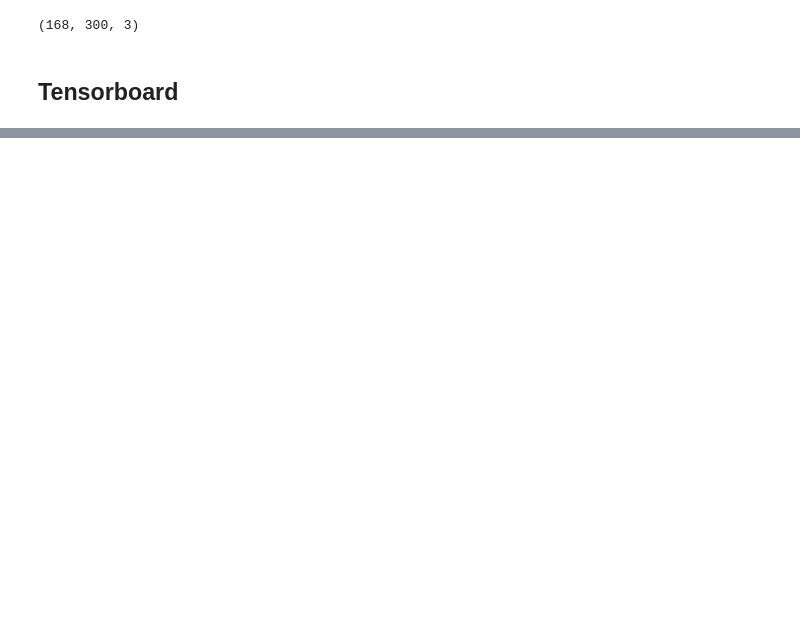
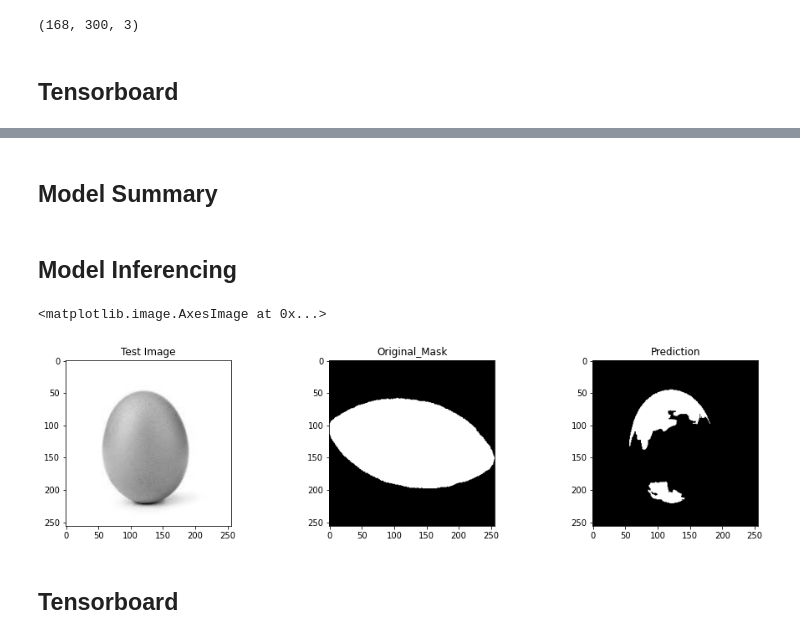
Before and after one commit to nnilayy/Ground-Zero, a Jupyter notebook: Unet.ipynb, the cells around one changed output, grey strips where cells are left out. Saved outputs shown, nothing was run; the diff lists cells and outputs as text; code cells hidden in the pictures; blank space fills up the shorter version.

```diff
--- a/Unet.ipynb
+++ b/Unet.ipynb
@@ -842,0 +1026,5 @@ def generator(images, masks):
+# %%
+from keras.models import load_model
+model= load_model("/content/drive/MyDrive/Unet_Weights/31_Mil.h5")
+# %% [markdown]
+## Model Summary
@@ -842,0 +1033,2 @@ def generator(images, masks):
+# %% [markdown]
+## Model Inferencing
@@ -842,0 +1061,25 @@ def generator(images, masks):
+# %%
+plt.figure(figsize=(16,8))
+test_image=np.resize(test_image,(256,256,1))
+original_mask=np.resize(original_mask,(256,256,1))
+prediction=np.resize(prediction,(256,256,1))
+# --------------------------------------------------------------------------------------------
+# --------------------------------------------------------------------------------------------
+plt.subplot(231)
+plt.title("Test Image")
+plt.imshow(test_image[:,:,0],cmap="gray")
+# --------------------------------------------------------------------------------------------
+# --------------------------------------------------------------------------------------------
+plt.subplot(232)
+plt.title("Original_Mask")
+plt.imshow(original_mask[:,:,0],cmap="gray")
+# --------------------------------------------------------------------------------------------
+# --------------------------------------------------------------------------------------------
+plt.subplot(233)
+plt.title("Prediction")
+plt.imshow(prediction[:,:,0],cmap="gray")
+# --------------------------------------------------------------------------------------------
+# --------------------------------------------------------------------------------------------
+# %% [output]
+<matplotlib.image.AxesImage at 0x...>
+[figure, added]
@@ -842,0 +1110,2 @@ def generator(images, masks):
+# %% [markdown]
+## Tensorboard
```
Also changed, not shown: parts of 26 cells of this notebook.
